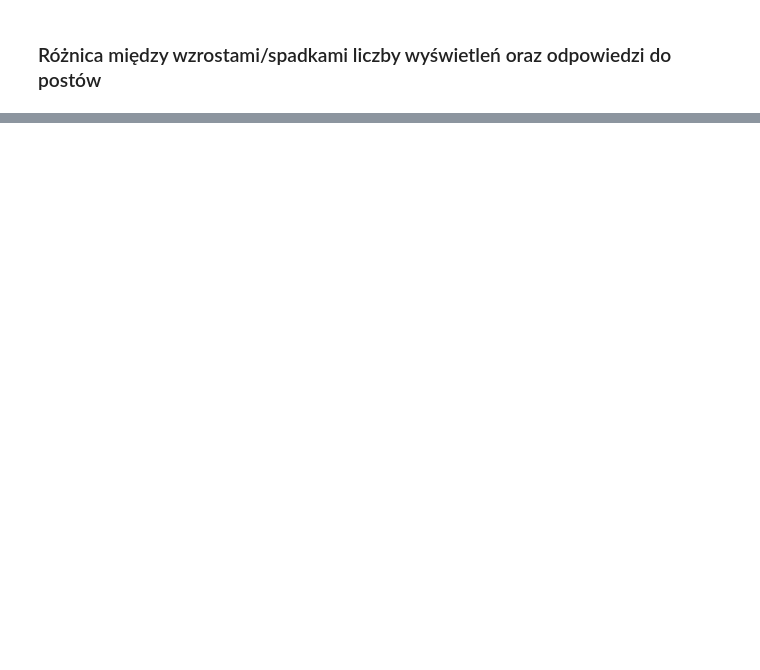
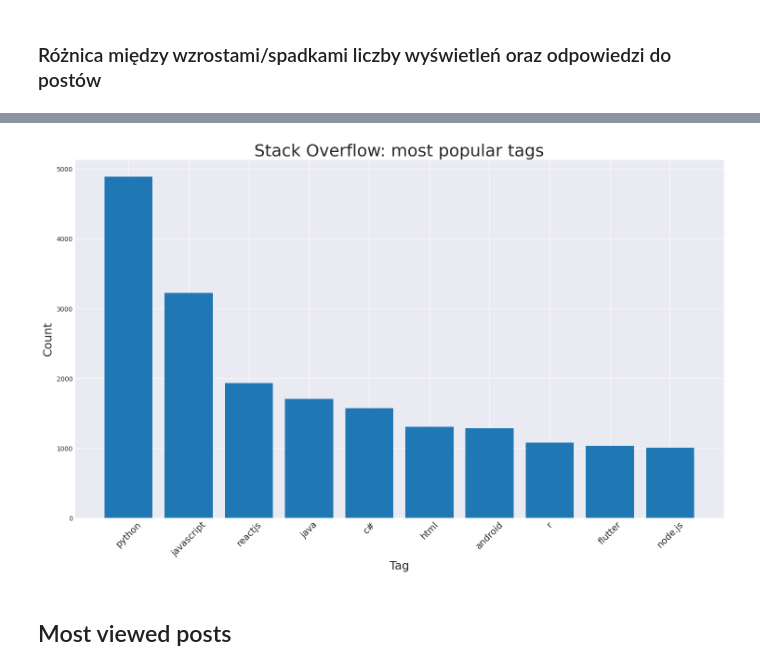
Before and after one commit to maciejors/big_data, a Jupyter notebook: PROJEKT.ipynb, the cells around one changed output, grey strips where cells are left out. Cells and saved outputs as stored; diff of their text form; code cells hidden in the pictures; blank space fills up the shorter version.

```diff
--- a/PROJEKT.ipynb
+++ b/PROJEKT.ipynb
@@ -596,0 +754,8 @@ plt.show()
+# %%
+df2_1 = df_stackoverflow\
+    .join(df_stackoverflow_tags, on='question_id')\
+    .groupBy('tag')\
+    .count()\
+    .orderBy('count', ascending=False)\
+    .limit(10)\
+    .toPandas()
@@ -596,0 +779,12 @@ plt.show()
+# %%
+plt.figure(figsize=(18, 10))
+plt.bar(df2_1['tag'], df2_1['count'])
+plt.xlabel('Tag', fontsize=18)
+plt.ylabel('Count', fontsize=18)
+plt.xticks(rotation=45, fontsize=14)
+plt.title('Stack Overflow: most popular tags', fontsize=26)
+plt.show()
+# %% [output]
+[figure, added]
+# %% [markdown]
+## Most viewed posts
```
Also changed, not shown: parts of 65 cells of this notebook.
